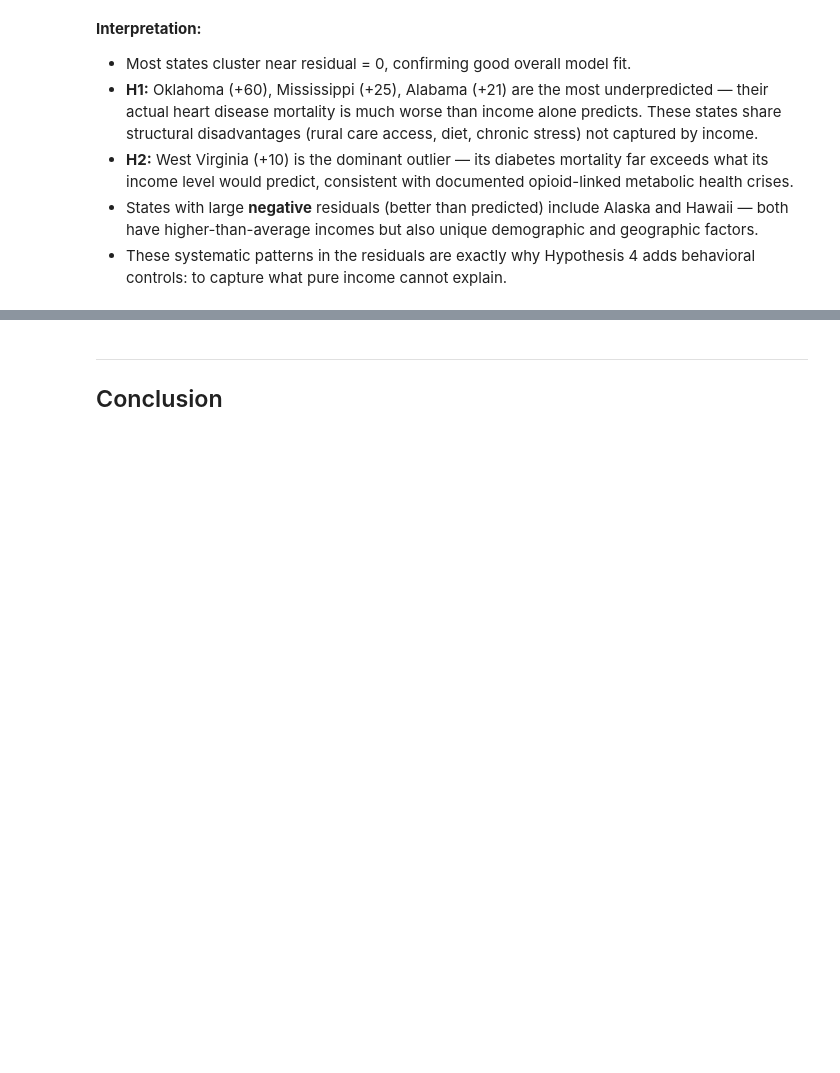
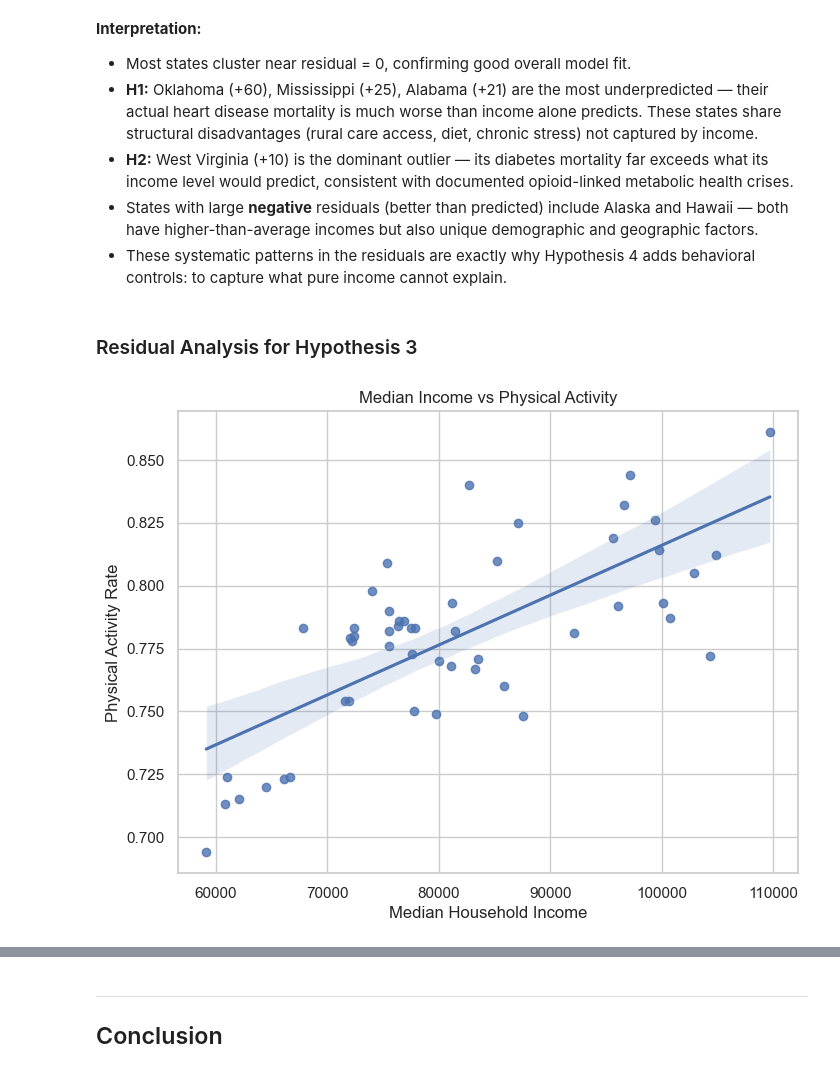
Before and after one commit to MarinaCui/Data-Science-in-the-Wild-Final-Project, a Jupyter notebook: Phase_4.ipynb, the cells around one changed output, grey strips where cells are left out. Drawn from its saved outputs; the diff is of its cells as text; code cells hidden in the pictures; blank space fills up the shorter version.

```diff
--- a/Phase_4.ipynb
+++ b/Phase_4.ipynb
@@ -989,3 +909,15 @@ plt.show()
   both have higher-than-average incomes but also unique demographic and geographic factors.
 - These systematic patterns in the residuals are exactly why Hypothesis 4 adds behavioral controls:
   to capture what pure income cannot explain.
+# %% [markdown]
+### Residual Analysis for Hypothesis 3
+# %%
+plt.figure(figsize=(8,6))
+sns.regplot(x='Median_Income', y='Physical_Activity', data=eda_df)
+
+plt.title('Median Income vs Physical Activity')
+plt.xlabel('Median Household Income')
+plt.ylabel('Physical Activity Rate')
+plt.show()
+# %% [output]
+[figure, added]
```
Also changed, not shown: parts of 27 cells of this notebook.
